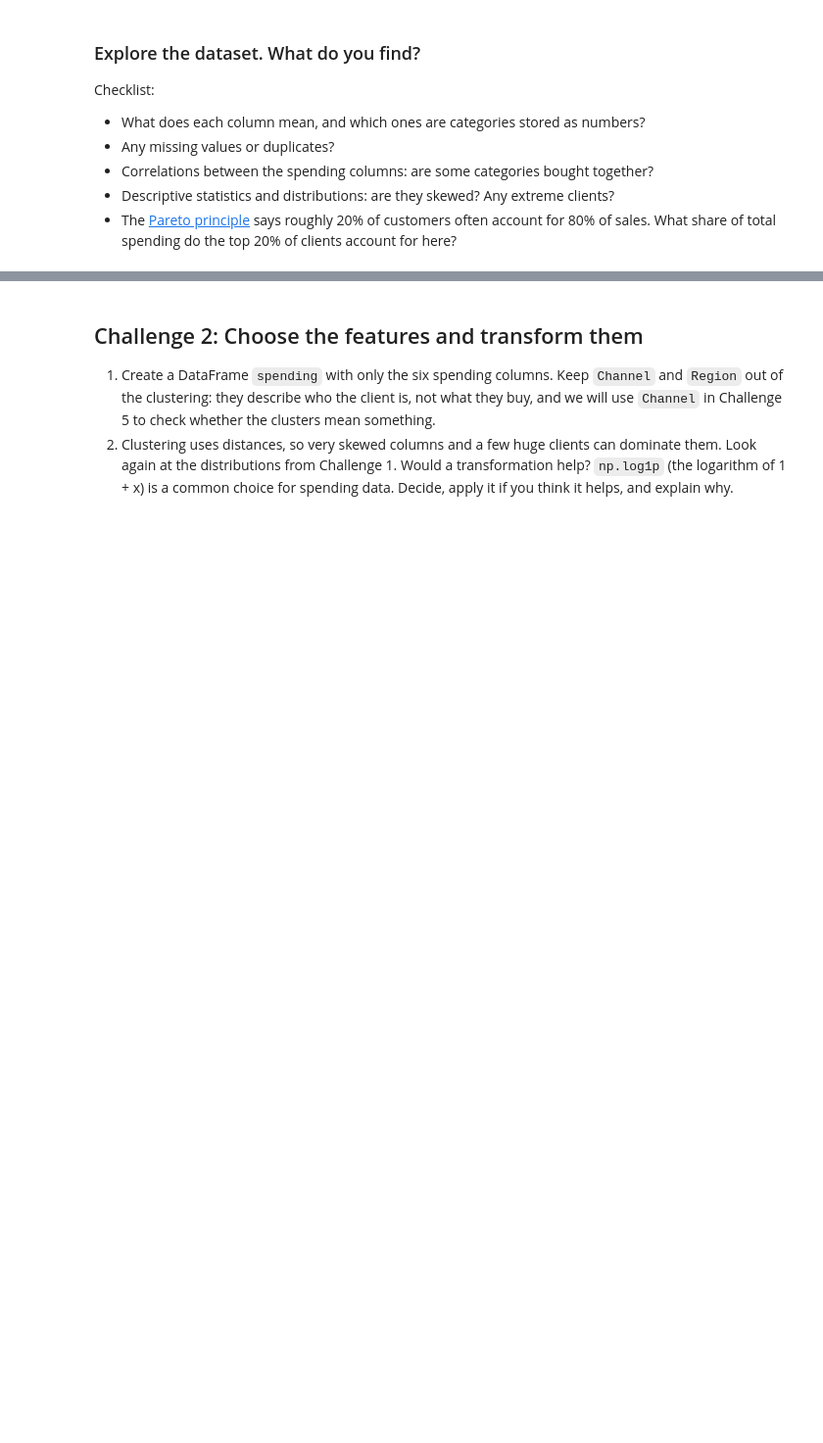
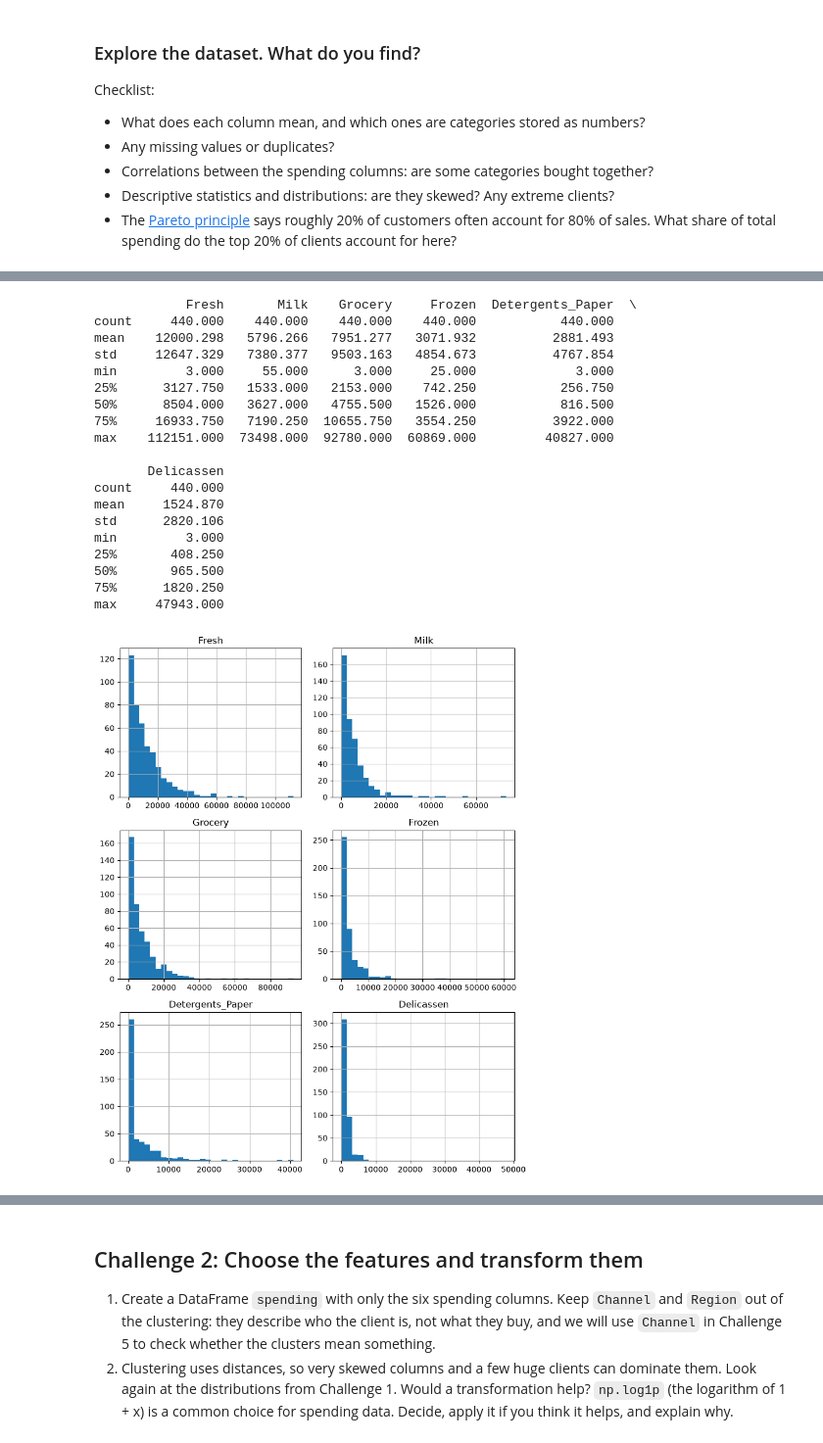
Before and after one commit to ironhack-labs/lab-unsupervised-learning-en, a Jupyter notebook: your-code/main.ipynb, the cells around one changed output, grey strips where cells are left out. Shown at 98% size. Saved outputs shown, nothing was run; the diff lists cells and outputs as text; code cells hidden in the pictures; blank space fills up the shorter version.

```diff
--- a/your-code/main.ipynb
+++ b/your-code/main.ipynb
@@ -38,0 +95,29 @@ Checklist:
+# %%
+#Descriptive statistics
+
+print(customers[spending_cols].describe().round(3))
+
+customers[spending_cols].hist(bins=30, figsize=(8,10))
+plt.tight_layout()
+plt.show()
+# %% [output]
+            Fresh       Milk    Grocery     Frozen  Detergents_Paper  \
+count     440.000    440.000    440.000    440.000           440.000
+mean    12000.298   5796.266   7951.277   3071.932          2881.493
+std     12647.329   7380.377   9503.163   4854.673          4767.854
+min         3.000     55.000      3.000     25.000             3.000
+25%      3127.750   1533.000   2153.000    742.250           256.750
+50%      8504.000   3627.000   4755.500   1526.000           816.500
+75%     16933.750   7190.250  10655.750   3554.250          3922.000
+max    112151.000  73498.000  92780.000  60869.000         40827.000
+
+       Delicassen
+count     440.000
+mean     1524.870
+std      2820.106
+min         3.000
+25%       408.250
+50%       965.500
+75%      1820.250
+max     47943.000
+[figure, added]
```
Also changed, not shown: parts of 26 cells of this notebook.
